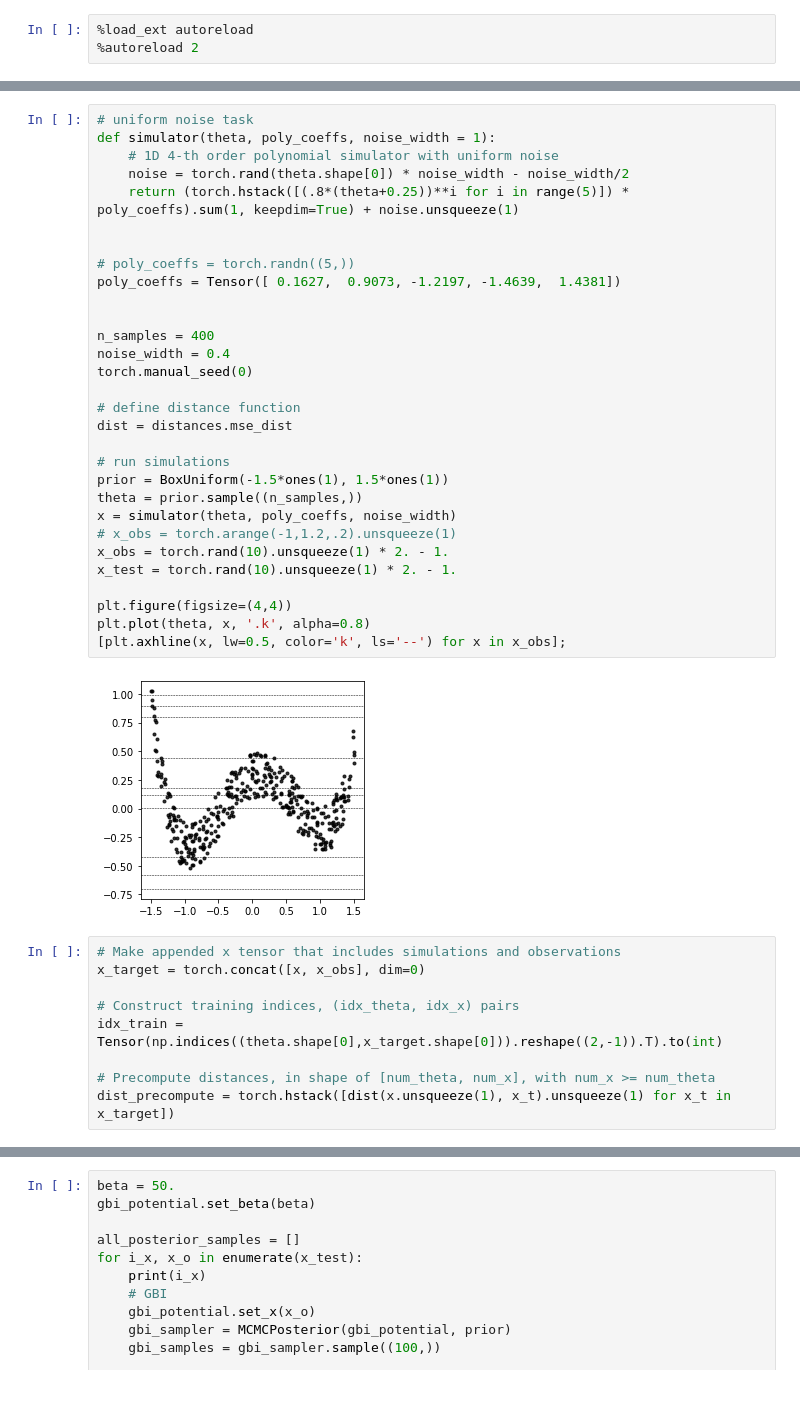
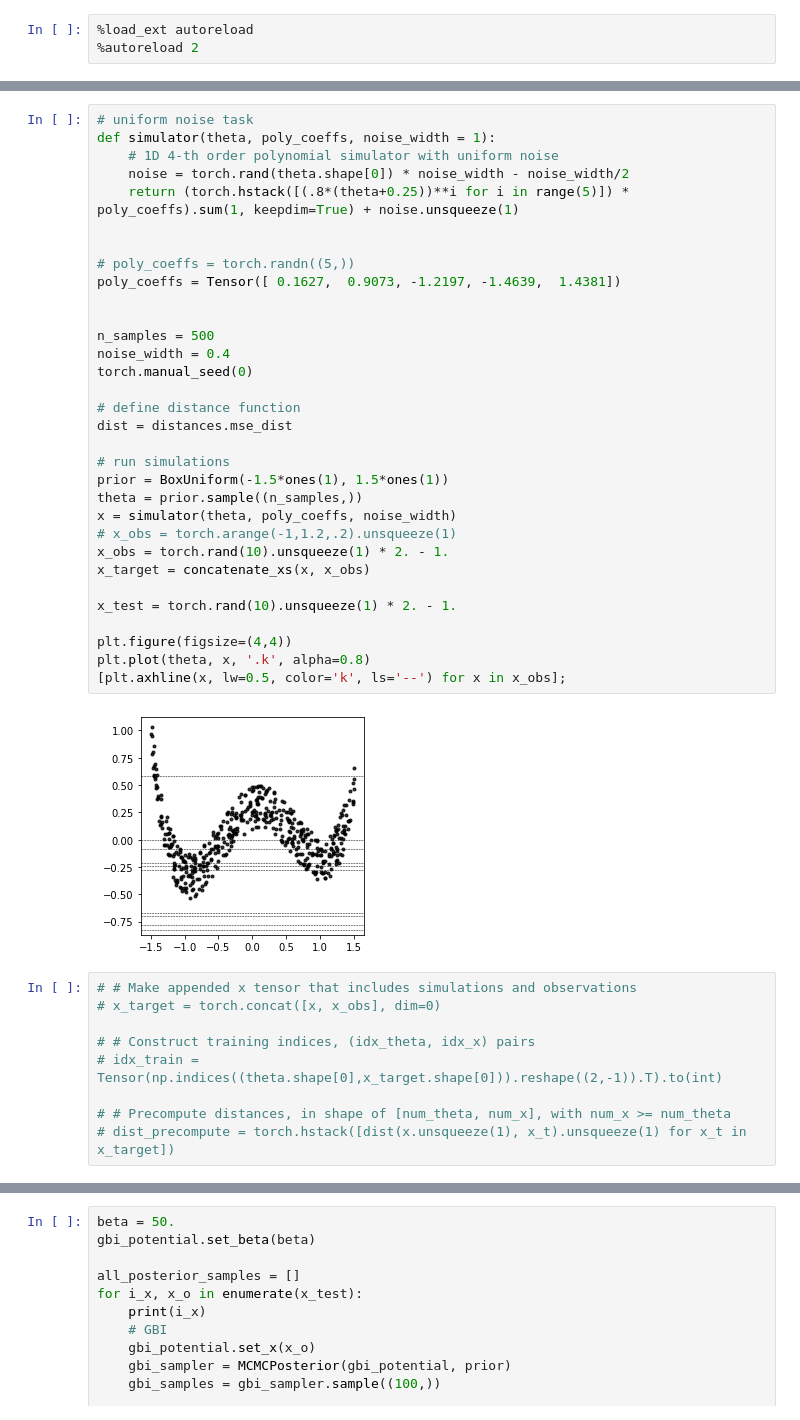
Before and after one commit to mackelab/neuralgbi, a Jupyter notebook: paper/fig4/notebooks/01_distance_learning.ipynb, the cells around one changed output, grey strips where cells are left out. Cells and saved outputs as stored; diff of their text form.

```diff
--- a/paper/fig4/notebooks/01_distance_learning.ipynb
+++ b/paper/fig4/notebooks/01_distance_learning.ipynb
@@ -115,41 +272,43 @@ class GBIPotential(BasePotential):
 # %%
 # uniform noise task
 def simulator(theta, poly_coeffs, noise_width = 1):
     # 1D 4-th order polynomial simulator with uniform noise
     noise = torch.rand(theta.shape[0]) * noise_width - noise_width/2
     return (torch.hstack([(.8*(theta+0.25))**i for i in range(5)]) * poly_coeffs).sum(1, keepdim=True) + noise.unsqueeze(1)
 
 
 # poly_coeffs = torch.randn((5,))
 poly_coeffs = Tensor([ 0.1627,  0.9073, -1.2197, -1.4639,  1.4381])
 
 
-n_samples = 400
+n_samples = 500
 noise_width = 0.4
 torch.manual_seed(0)
 
 # define distance function
 dist = distances.mse_dist
 
 # run simulations
 prior = BoxUniform(-1.5*ones(1), 1.5*ones(1))
 theta = prior.sample((n_samples,))
 x = simulator(theta, poly_coeffs, noise_width)
 # x_obs = torch.arange(-1,1.2,.2).unsqueeze(1)
 x_obs = torch.rand(10).unsqueeze(1) * 2. - 1.
+x_target = concatenate_xs(x, x_obs)
+
 x_test = torch.rand(10).unsqueeze(1) * 2. - 1.
 
 plt.figure(figsize=(4,4))
 plt.plot(theta, x, '.k', alpha=0.8)
 [plt.axhline(x, lw=0.5, color='k', ls='--') for x in x_obs];
 # %% [output]
-[figure, old version]
+[figure, new version]
 # %%
-# Make appended x tensor that includes simulations and observations
-x_target = torch.concat([x, x_obs], dim=0)
+# # Make appended x tensor that includes simulations and observations
+# x_target = torch.concat([x, x_obs], dim=0)
 
-# Construct training indices, (idx_theta, idx_x) pairs
-idx_train = Tensor(np.indices((theta.shape[0],x_target.shape[0])).reshape((2,-1)).T).to(int)
+# # Construct training indices, (idx_theta, idx_x) pairs
+# idx_train = Tensor(np.indices((theta.shape[0],x_target.shape[0])).reshape((2,-1)).T).to(int)
 
-# Precompute distances, in shape of [num_theta, num_x], with num_x >= num_theta
-dist_precompute = torch.hstack([dist(x.unsqueeze(1), x_t).unsqueeze(1) for x_t in x_target])
+# # Precompute distances, in shape of [num_theta, num_x], with num_x >= num_theta
+# dist_precompute = torch.hstack([dist(x.unsqueeze(1), x_t).unsqueeze(1) for x_t in x_target])
```
Also changed, not shown: parts of 21 cells of this notebook, 2 other files.
